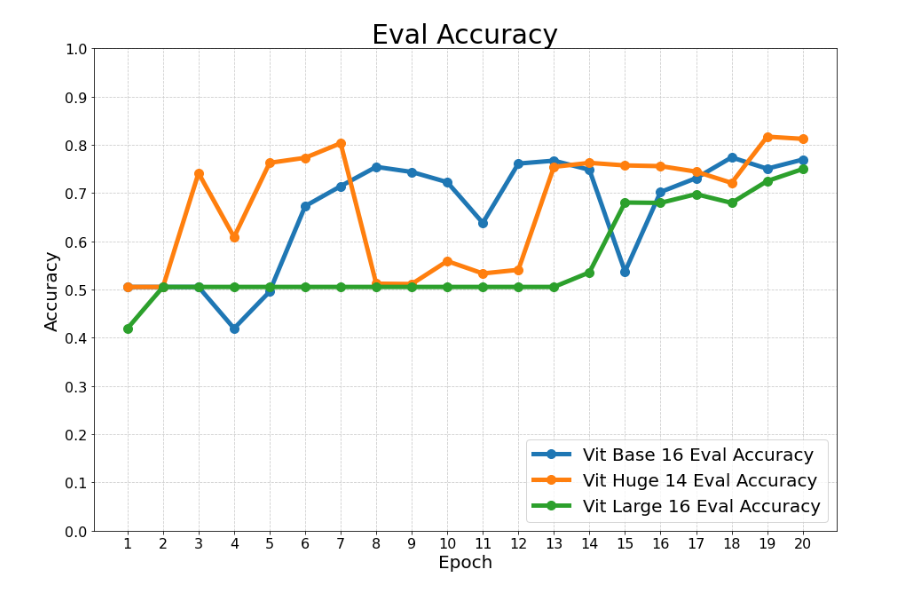
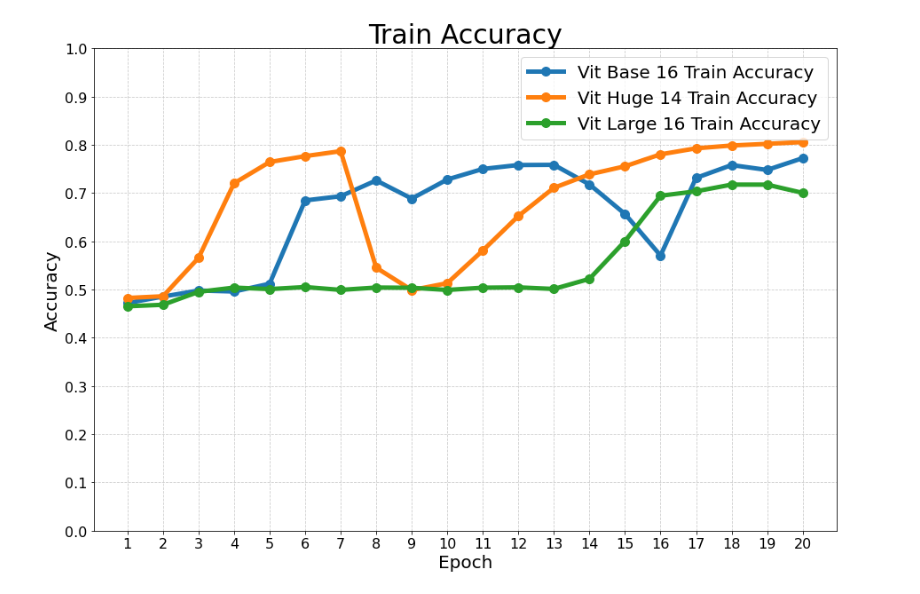
Before and after one commit to henseljahja/vit-masked-face-net, a Jupyter notebook: notebooks/res.ipynb, the cells around one changed output. Saved outputs shown, nothing was run; the diff lists cells and outputs as text; code cells hidden in the pictures.

```diff
--- a/notebooks/res.ipynb
+++ b/notebooks/res.ipynb
@@ -102,7 +102,12 @@ vit_large_16_pretrained.rename(
     {"vit_large_16_pretrained_epoch": "epoch"}, axis=1, inplace=True
 )
 # %%
-resnet50_merged = pd.merge(resnet50, resnet50_aug, how="outer", on="epoch",)
+resnet50_merged = pd.merge(
+    resnet50,
+    resnet50_aug,
+    how="outer",
+    on="epoch",
+)
 resnet50_merged = pd.merge(
     resnet50_merged, resnet50_pretrained, how="outer", on="epoch"
 )
@@ -354,6 +382,30 @@ def name_to_title(x):
     new_name = " ".join(new_name)
     new_name = new_name.title()
     return new_name
+# %%
+def plot(df, title,ylabel):
+    ax2 = df.plot(
+        x="Epoch",
+        figsize=(15, 10),
+        linewidth=5,
+        kind="line",
+        legend=True,
+        fontsize=16,
+        marker="o",
+        markersize=10,
+    )
+    ax2.legend(loc="best", prop={"size": 20})
+    ax2.grid(True)
+    ax2.set_title(title, fontsize=30)
+    ax2.set_xlabel("Epoch", fontsize=20)
+    ax2.set_ylabel(ylabel, fontsize=20)
+    # ax1.xaxis.set_minor_locator(AutoMinorLocator(4))
+    ax2.set_xticks(np.arange(1, 21))
+    ax2.set_yticks(np.arange(0, 1.1, 0.1))
+    # ax1.yaxis.set_minor_locator(AutoMinorLocator(4))
+    ax2.grid(which="major", color="#CCCCCC", linestyle="--")
+    ax2.grid(which="minor", color="#CCCCCC", linestyle=":")
+    # ax2.figure.savefig(name + ".png")
 # %%
 def acc_train_columns(df):
     return sorted(
@@ -442,20 +483,4 @@ ax1.figure.savefig("train_acc_base.png")
-# %%
-ax2 = pd_merge[acc_eval_columns(pd_merge)].plot(
-    x="Epoch", figsize=(15, 10), linewidth=5, kind="line", legend=True, fontsize=16, marker="o", markersize=10
-)
-ax2.legend(
-    loc="lower right", prop={"size": 20}
-)
-ax2.grid(True)
-ax2.set_title("Eval Accuracy", fontsize=30)
-ax2.set_xlabel("Epoch", fontsize=20)
-ax2.set_ylabel("Accuracy", fontsize=20)
-# ax1.xaxis.set_minor_locator(AutoMinorLocator(4))
-ax2.set_xticks(np.arange(1,21))
-ax2.set_yticks(np.arange(0,1.1,0.1))
-# ax1.yaxis.set_minor_locator(AutoMinorLocator(4))
-ax2.grid(which="major", color="#CCCCCC", linestyle="--")
-ax2.grid(which="minor", color="#CCCCCC", linestyle=":")
-ax2.figure.savefig("eval_acc_base.png")
-# %% [output]
-[figure, removed]
+# %%
+plot(pd_merge[acc_train_columns(pd_merge)],title="Train Accuracy",ylabel="Accuracy")
+# %% [output]
+[figure, added]
```
Also changed, not shown: parts of 12 cells of this notebook, 6 other files.
